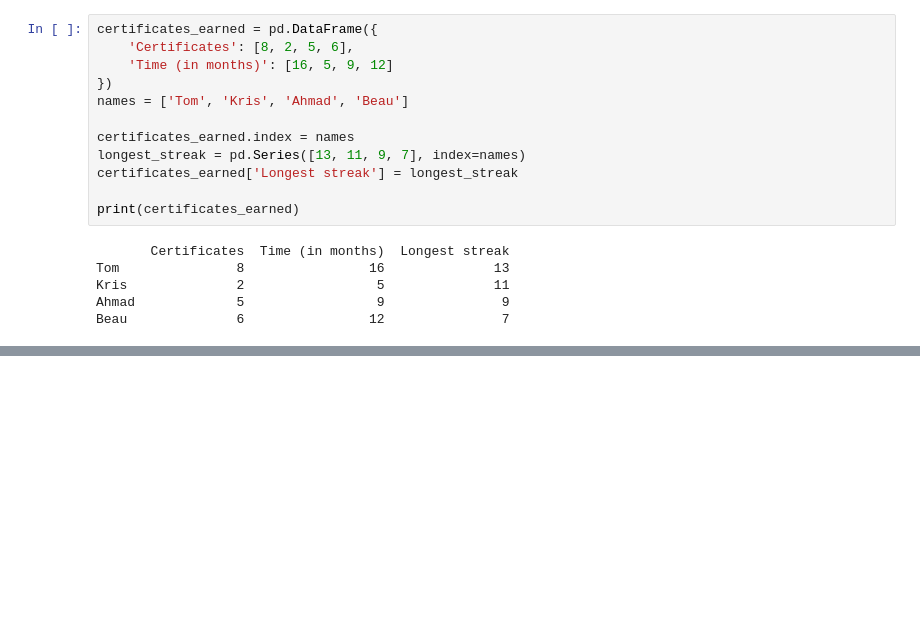
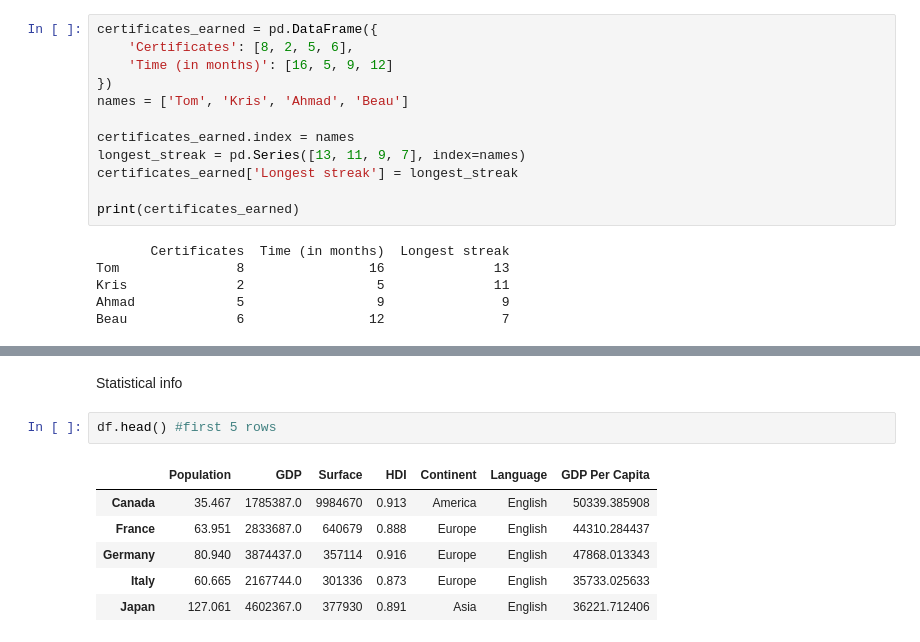
Before and after one commit to OketchOdanga/DataAnalysisWithPython, a Jupyter notebook: DataAnalysisWithPython(FreeCodecamp).ipynb, the cells around one changed output, grey strips where cells are left out. Saved outputs shown, nothing was run; the diff lists cells and outputs as text; blank space fills up the shorter version.

```diff
--- a/DataAnalysisWithPython(FreeCodecamp).ipynb
+++ b/DataAnalysisWithPython(FreeCodecamp).ipynb
@@ -571,0 +601,11 @@ Beau              6                12               7
+# %% [markdown]
+Statistical info
+# %%
+df.head() #first 5 rows
+# %% [output]
+|  | Population | GDP | Surface | HDI | Continent | Language | GDP Per Capita |
+| Canada | 35.467 | 1785387.0 | 9984670 | 0.913 | America | English | 50339.385908 |
+| France | 63.951 | 2833687.0 | 640679 | 0.888 | Europe | English | 44310.284437 |
+| Germany | 80.940 | 3874437.0 | 357114 | 0.916 | Europe | English | 47868.013343 |
+| Italy | 60.665 | 2167744.0 | 301336 | 0.873 | Europe | English | 35733.025633 |
+| Japan | 127.061 | 4602367.0 | 377930 | 0.891 | Asia | English | 36221.712406 |
```
Also changed, not shown: parts of 5 cells of this notebook.
